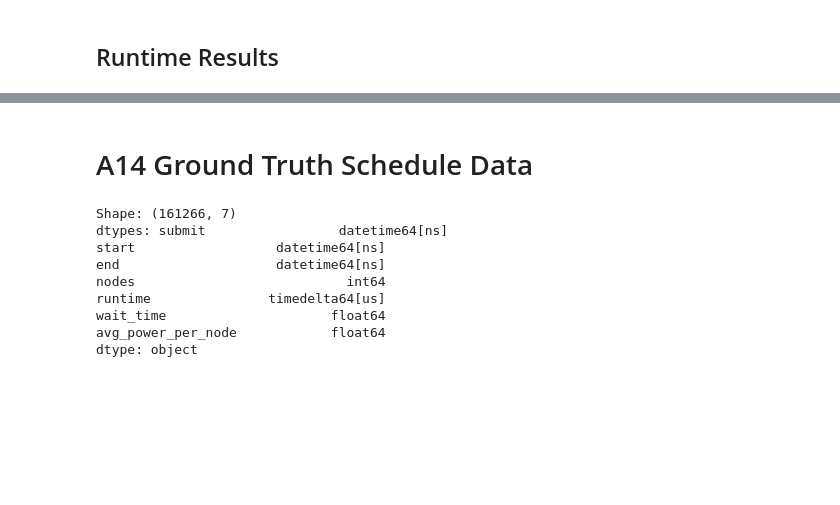
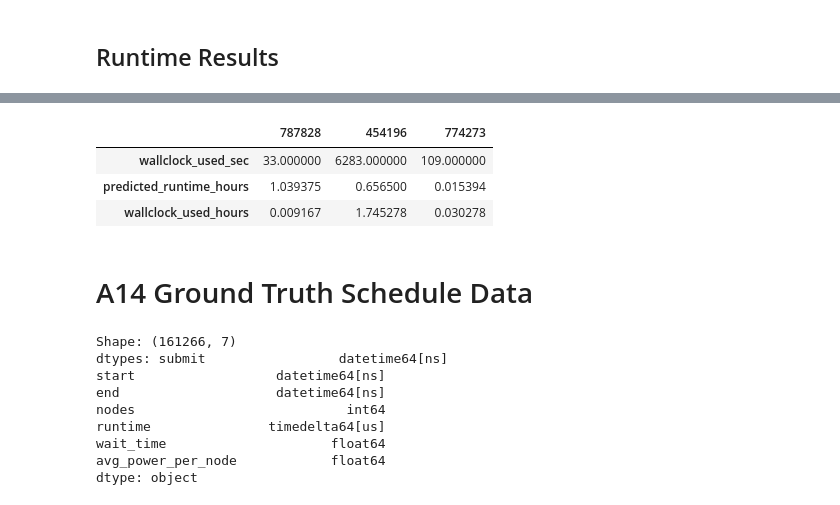
Before and after one commit to NREL/raddit, a Jupyter notebook: notebooks/validate_datasets.ipynb, the cells around one changed output, grey strips where cells are left out. Saved outputs shown, nothing was run; the diff lists cells and outputs as text; code cells hidden in the pictures; blank space fills up the shorter version.

```diff
--- a/notebooks/validate_datasets.ipynb
+++ b/notebooks/validate_datasets.ipynb
@@ -84,0 +118,2 @@ a4_power_df.sample(3).T
+# %%
+a10_power_df = load_and_describe_data('../data/semantic_search_runtime_results.parquet')
@@ -85,3 +128,12 @@ a4_power_df.sample(3).T
+# %%
+# Convert wallclock_used_sec to hours for comparison
+a10_power_df['wallclock_used_hours'] = a10_power_df['wallclock_used_sec'] / 3600
+a10_power_df.sample(3).T
+# %% [output]
+|  | 787828 | 454196 | 774273 |
+| wallclock_used_sec | 33.000000 | 6283.000000 | 109.000000 |
+| predicted_runtime_hours | 1.039375 | 0.656500 | 0.015394 |
+| wallclock_used_hours | 0.009167 | 1.745278 | 0.030278 |
 # %% [markdown]
 # A14 Ground Truth Schedule Data
 # %%
```
Also changed, not shown: parts of 9 cells of this notebook, 1 other file.
